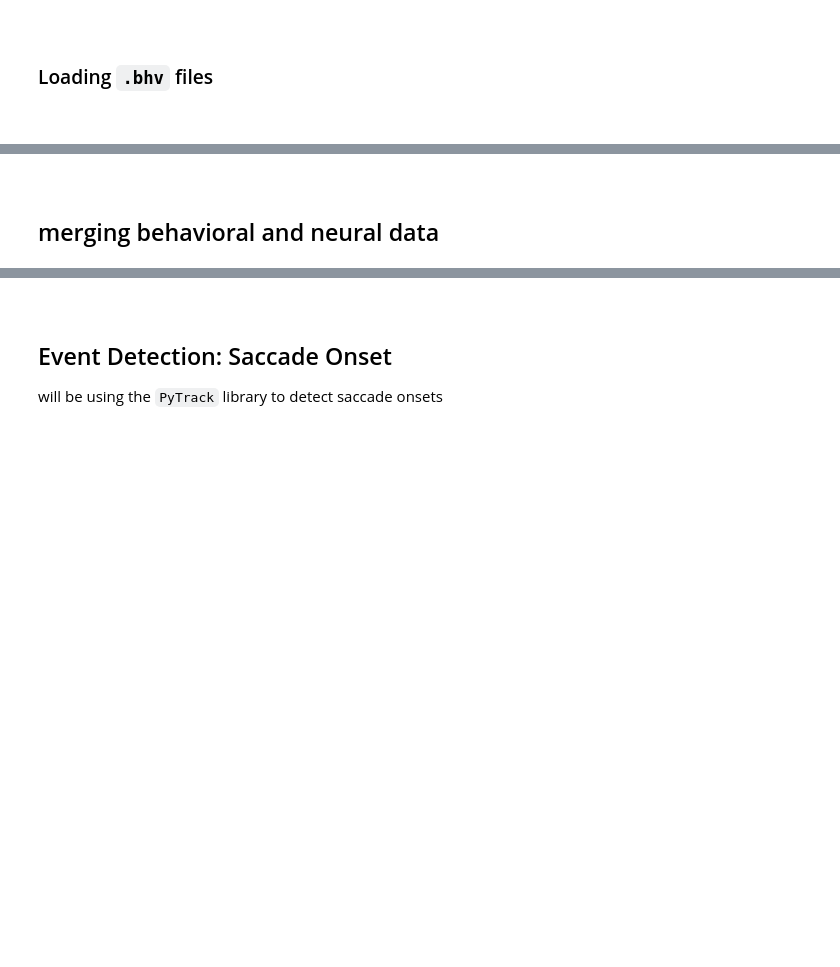
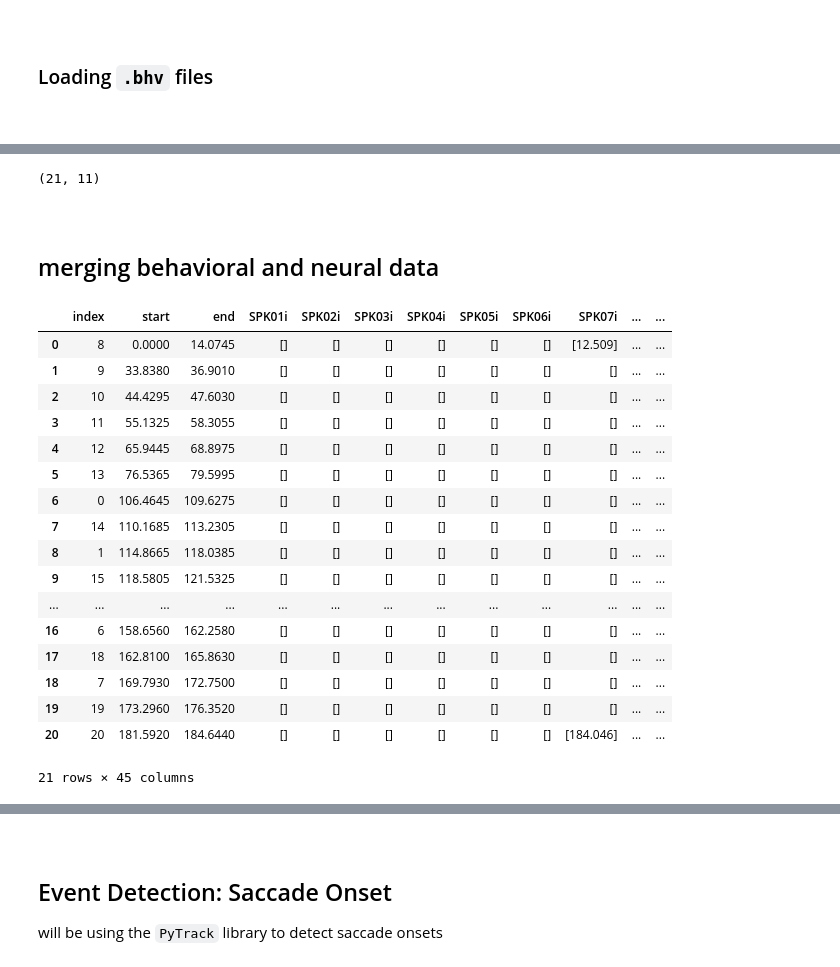
Before and after one commit to SmilodonCub/linArray, a Jupyter notebook: linArray_notebook.ipynb, the cells around one changed output, grey strips where cells are left out. Drawn from its saved outputs; the diff is of its cells as text; code cells hidden in the pictures; blank space fills up the shorter version.

```diff
--- a/linArray_notebook.ipynb
+++ b/linArray_notebook.ipynb
@@ -583,0 +585,8 @@ multiChannel_stimOn_Rasters( Peanut_delayedSaccadeTask_2016_6_8_1_1_dSacctrials_
+# %%
+#outRF = Peanut_delayedSaccadeTask_2016_6_8_1_1_dSacctrials_align
+print( outRF2.shape )
+print( inRF2.shape )
+t1_180 = pd.concat([inRF2, outRF2], ignore_index=True)
+t1_180.head()
+t1_180 = t1_180.sort_values(by=['start']).reset_index()
+print( )
@@ -720,3 +802,9 @@ Peanut_delayedSaccadeTask_2016_6_8_1_1_BHV_correct.head()
+# %%
+# select from row6 on to row27 reindex
+bhv_180 = Peanut_delayedSaccadeTask_2016_6_8_1_1_BHV_correct[6: 27].reset_index(drop=True)
+bhv_180.shape
+# %% [output]
+(21, 11)
 # %% [markdown]
 <br>
 
@@ -735,11 +823,30 @@ def mergeBehavioralColumn( neural_df, bhv_df, bhv_target_column_list ):
 # %%
 column_list = [ 'AnalogEyeData', 'bhv_code30', 'bhv_code40', 'bhv_code666' ]
 Peanut_delayedSaccadeTask_2016_6_8_1_1_merged = mergeBehavioralColumn(
-    Peanut_delayedSaccadeTask_2016_6_8_1_1_dSacctrials_align,
-    Peanut_delayedSaccadeTask_2016_6_8_1_1_BHV_correct,
+    t1_180,
+    bhv_180,
     column_list )
 
-Peanut_delayedSaccadeTask_2016_6_8_1_1_merged.head()
+Peanut_delayedSaccadeTask_2016_6_8_1_1_merged
+# %% [output]
+|  | index | start | end | SPK01i | SPK02i | SPK03i | SPK04i | SPK05i | SPK06i | SPK07i | ... | ... |
+| 0 | 8 | 0.0000 | 14.0745 | [] | [] | [] | [] | [] | [] | [12.509] | ... | ... |
+| 1 | 9 | 33.8380 | 36.9010 | [] | [] | [] | [] | [] | [] | [] | ... | ... |
+| 2 | 10 | 44.4295 | 47.6030 | [] | [] | [] | [] | [] | [] | [] | ... | ... |
+| 3 | 11 | 55.1325 | 58.3055 | [] | [] | [] | [] | [] | [] | [] | ... | ... |
+| 4 | 12 | 65.9445 | 68.8975 | [] | [] | [] | [] | [] | [] | [] | ... | ... |
+| 5 | 13 | 76.5365 | 79.5995 | [] | [] | [] | [] | [] | [] | [] | ... | ... |
+| 6 | 0 | 106.4645 | 109.6275 | [] | [] | [] | [] | [] | [] | [] | ... | ... |
+| 7 | 14 | 110.1685 | 113.2305 | [] | [] | [] | [] | [] | [] | [] | ... | ... |
+| 8 | 1 | 114.8665 | 118.0385 | [] | [] | [] | [] | [] | [] | [] | ... | ... |
+| 9 | 15 | 118.5805 | 121.5325 | [] | [] | [] | [] | [] | [] | [] | ... | ... |
+| ... | ... | ... | ... | ... | ... | ... | ... | ... | ... | ... | ... | ... |
+| 16 | 6 | 158.6560 | 162.2580 | [] | [] | [] | [] | [] | [] | [] | ... | ... |
+| 17 | 18 | 162.8100 | 165.8630 | [] | [] | [] | [] | [] | [] | [] | ... | ... |
+| 18 | 7 | 169.7930 | 172.7500 | [] | [] | [] | [] | [] | [] | [] | ... | ... |
+| 19 | 19 | 173.2960 | 176.3520 | [] | [] | [] | [] | [] | [] | [] | ... | ... |
+| 20 | 20 | 181.5920 | 184.6440 | [] | [] | [] | [] | [] | [] | [184.046] | ... | ... |
+21 rows × 45 columns
 # %%
 def split_analog_eye( dataframe, column_label ):
     """
```
Also changed, not shown: parts of 44 cells of this notebook, 2 other files.
